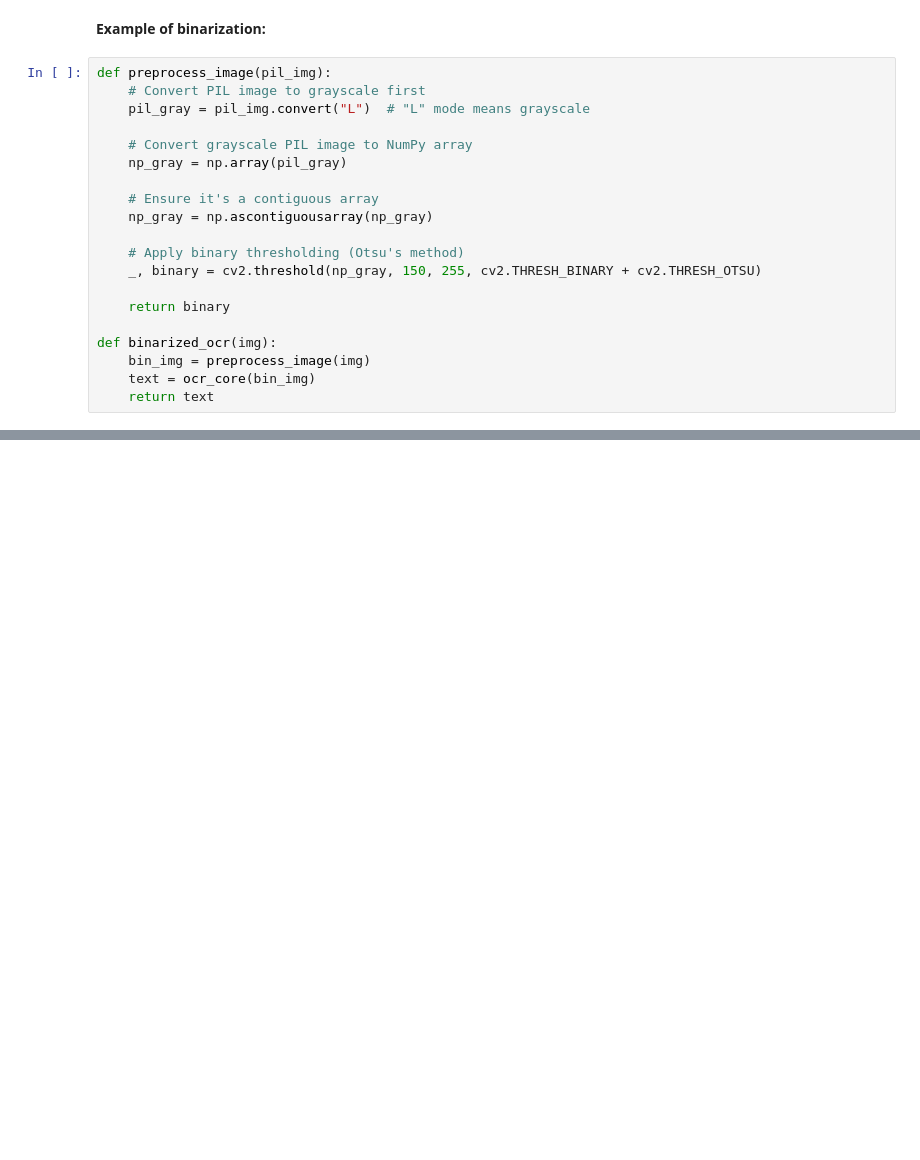
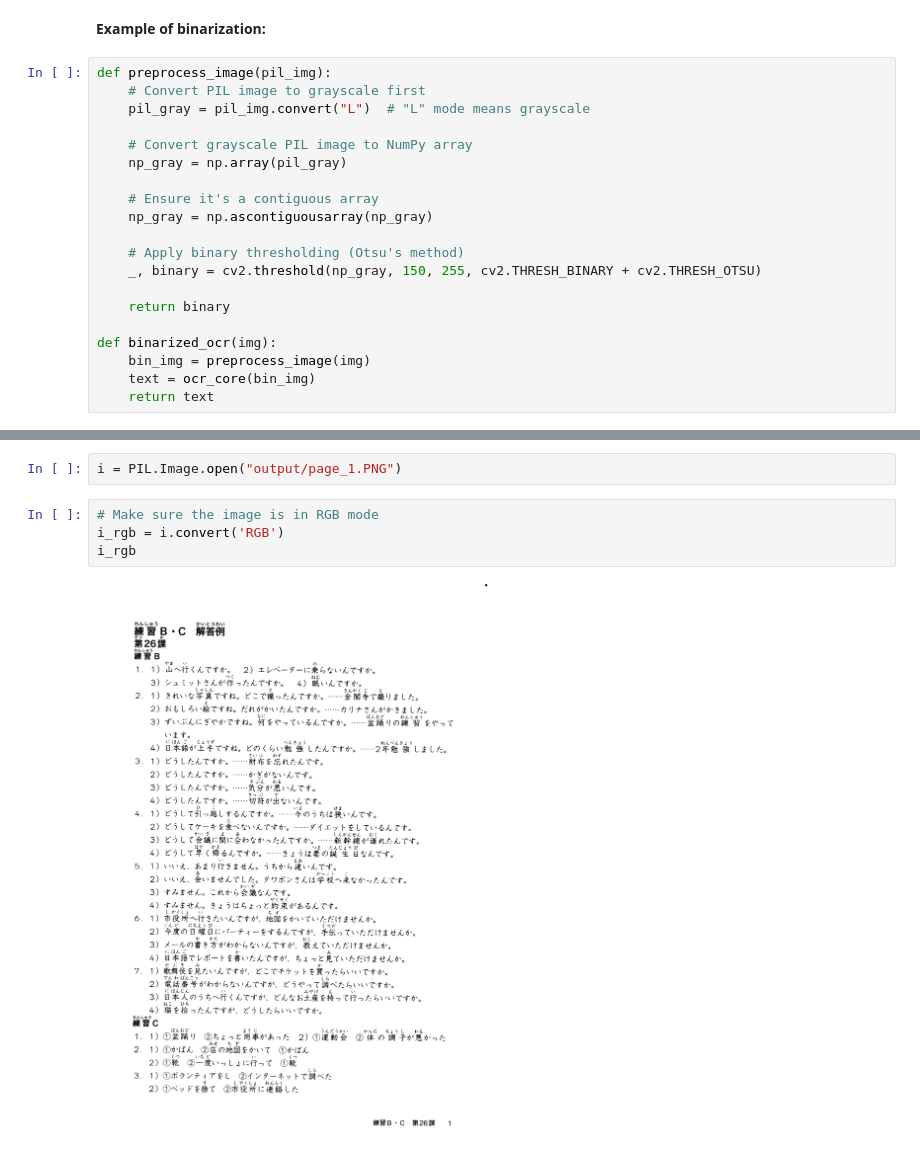
Before and after one commit to L1nusB/JapanLearnHelper, a Jupyter notebook: OCR.ipynb, the cells around one changed output, grey strips where cells are left out. Saved outputs shown, nothing was run; the diff lists cells and outputs as text; blank space fills up the shorter version.

```diff
--- a/OCR.ipynb
+++ b/OCR.ipynb
@@ -158,0 +331,8 @@ def binarized_ocr(img):
+# %%
+i = PIL.Image.open("output/page_1.PNG")
+# %%
+# Make sure the image is in RGB mode
+i_rgb = i.convert('RGB')
+i_rgb
+# %% [output]
+[figure, added]
```
Also changed, not shown: parts of 22 cells of this notebook, 1 other file.
